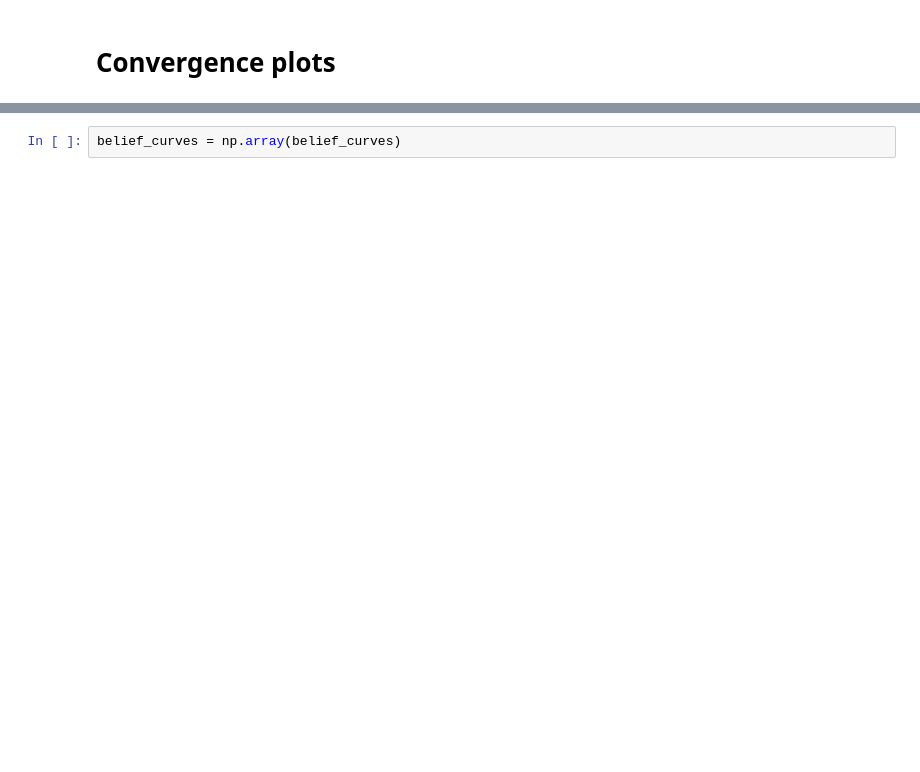
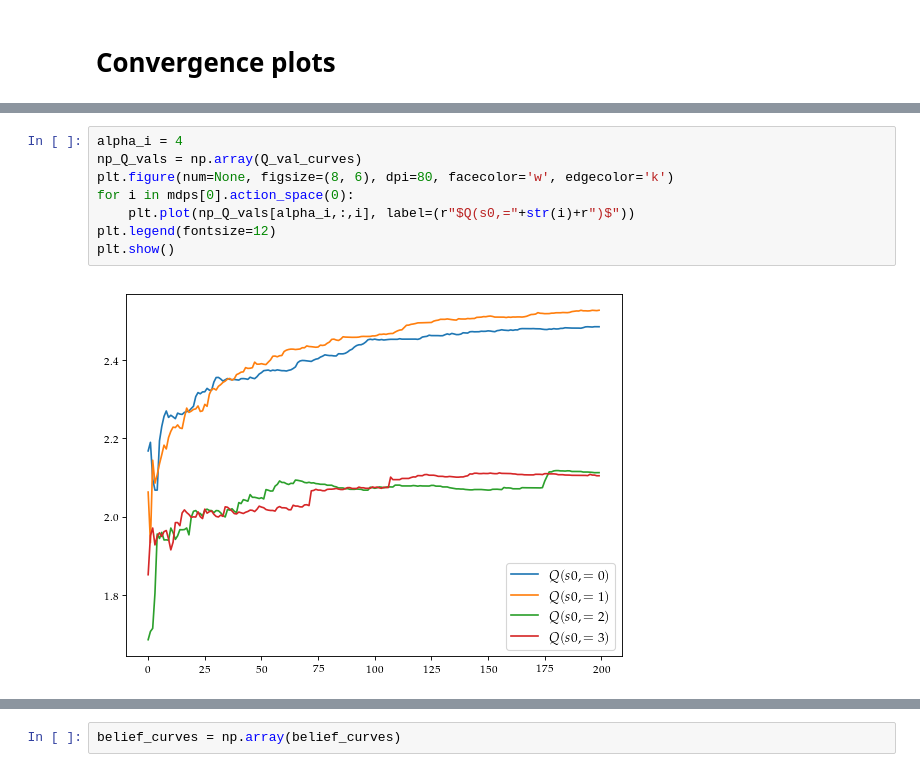
Before and after one commit to ShogoAkiyama/risk-sensitive-mcts, a Jupyter notebook: N-Pull Bandit Experiments.ipynb, the cells around one changed output, grey strips where cells are left out. Drawn from its saved outputs; the diff is of its cells as text; blank space fills up the shorter version.

```diff
--- a/N-Pull Bandit Experiments.ipynb
+++ b/N-Pull Bandit Experiments.ipynb
@@ -144,3 +155,13 @@ plt.show()
+# %%
+alpha_i = 4
+np_Q_vals = np.array(Q_val_curves)
+plt.figure(num=None, figsize=(8, 6), dpi=80, facecolor='w', edgecolor='k')
+for i in mdps[0].action_space(0):
+    plt.plot(np_Q_vals[alpha_i,:,i], label=(r"$Q(s0,="+str(i)+r")$"))
+plt.legend(fontsize=12)
+plt.show()
+# %% [output]
+[figure, added]
 # %%
 plt.figure(num=None, figsize=(8, 6), dpi=80, facecolor='w', edgecolor='k')
 for i,a in enumerate(alpha_vals):
```
Also changed, not shown: parts of 12 cells of this notebook, 4 other files.
